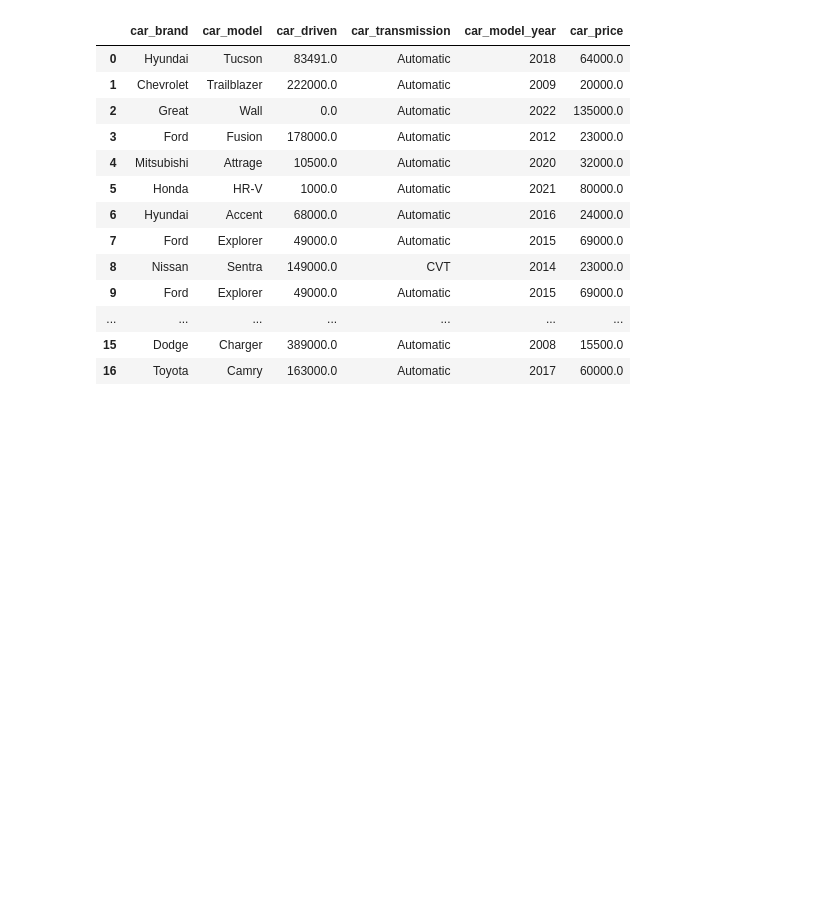
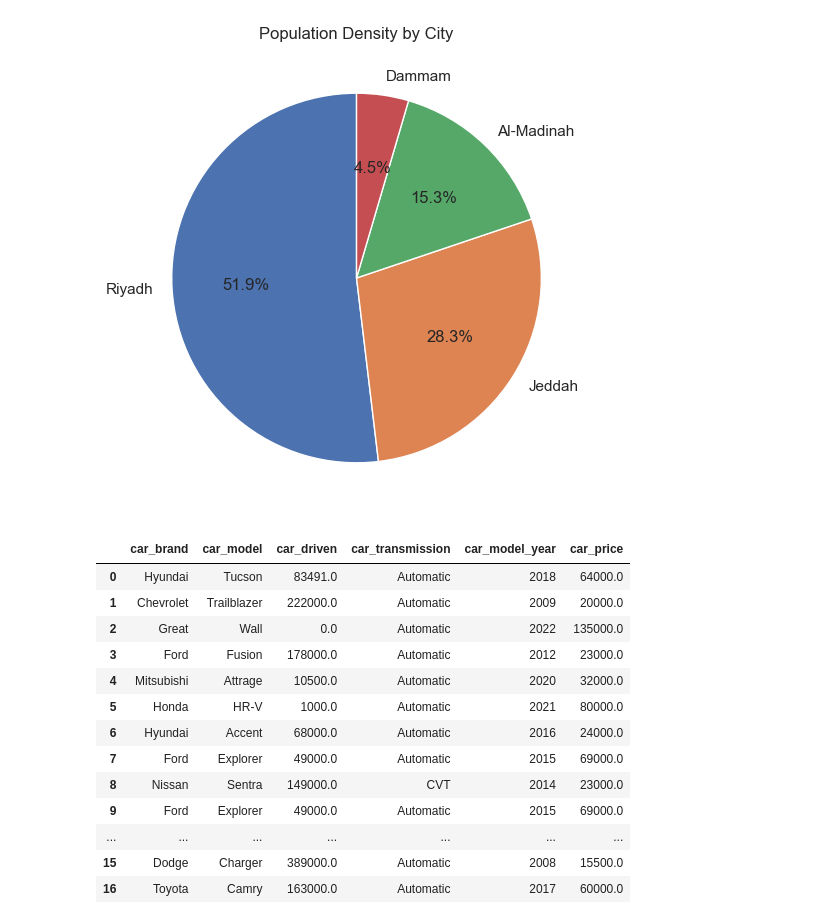
Before and after one commit to Nada-x/Public-Transportation, a Jupyter notebook: team2.ipynb, the cells around one changed output. Saved outputs shown, nothing was run; the diff lists cells and outputs as text; code cells hidden in the pictures; blank space fills up the shorter version.

```diff
--- a/team2.ipynb
+++ b/team2.ipynb
@@ -27,3 +155,14 @@ df.head(5)
+# %%
+density = [5082110.928571, 2769925.944444, 1496747.079365, 444746.4]
+
+cities = ['Riyadh', 'Jeddah', 'Al-Madinah', 'Dammam']
+
+plt.figure(figsize=(6, 6))
+plt.pie(density, labels=cities, autopct='%1.1f%%', startangle=90)
+plt.title('Population Density by City')
+plt.show()
+# %% [output]
+[figure, added]
 # %%
 df1 = pd.read_csv("used_car_cleaned.csv")
 df1.head(20)
```
Also changed, not shown: parts of 9 cells of this notebook.
